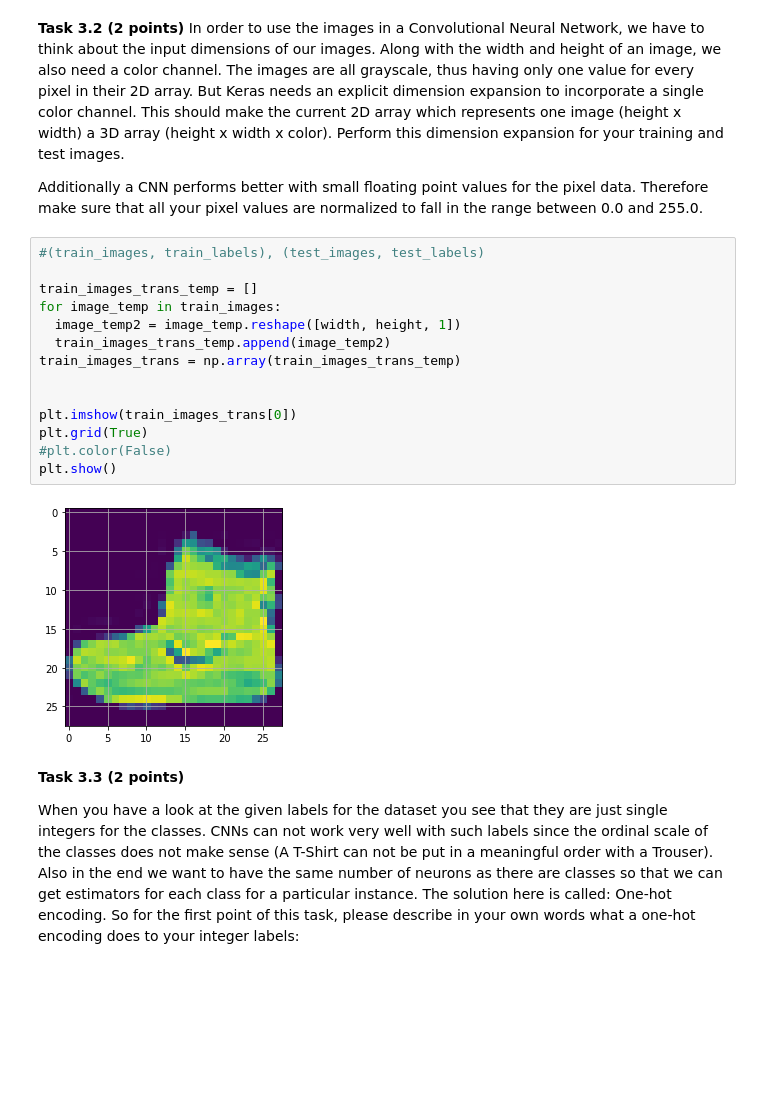
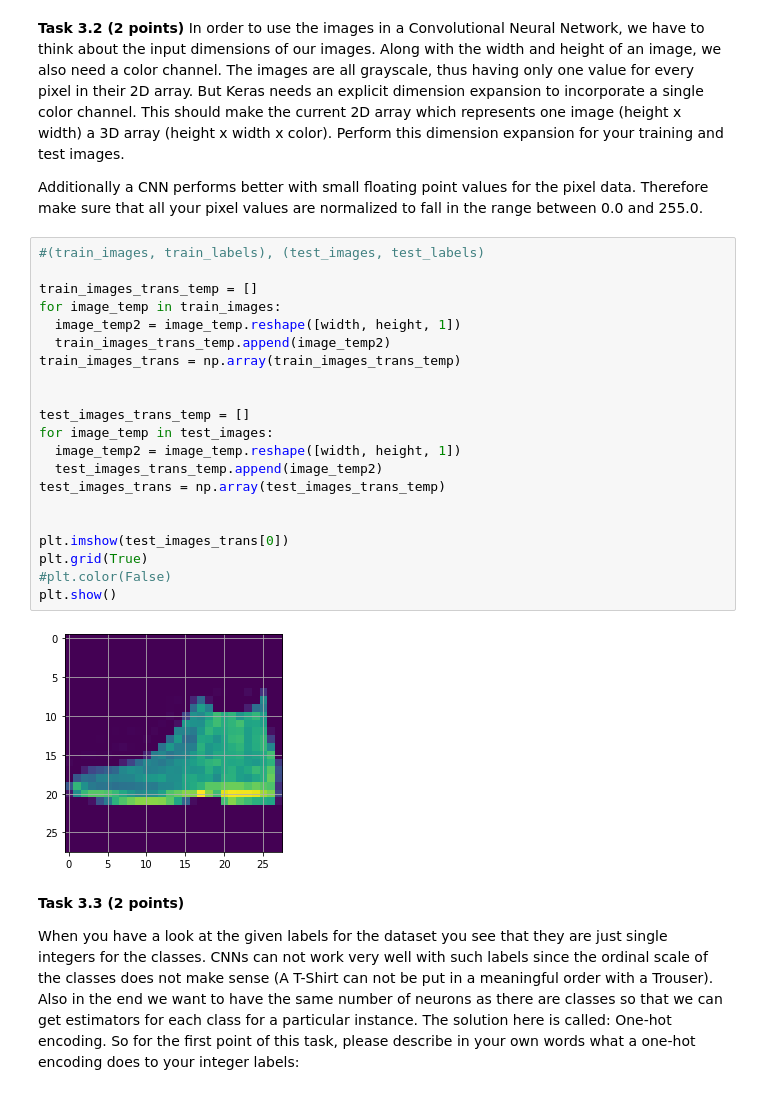
Before and after one commit to FAHADSUST/ML-Assignment, a Jupyter notebook: assignment_graded_1/assignment_graded_1.ipynb, the cells around one changed output. Saved outputs shown, nothing was run; the diff lists cells and outputs as text; blank space fills up the shorter version.

```diff
--- a/assignment_graded_1/assignment_graded_1.ipynb
+++ b/assignment_graded_1/assignment_graded_1.ipynb
@@ -770,19 +770,26 @@ Additionally a CNN performs better with small floating point values for the pixe
 # %%
 #(train_images, train_labels), (test_images, test_labels)
 
 train_images_trans_temp = []
 for image_temp in train_images:
   image_temp2 = image_temp.reshape([width, height, 1])
   train_images_trans_temp.append(image_temp2)
 train_images_trans = np.array(train_images_trans_temp)
 
 
-plt.imshow(train_images_trans[0])
+test_images_trans_temp = []
+for image_temp in test_images:
+  image_temp2 = image_temp.reshape([width, height, 1])
+  test_images_trans_temp.append(image_temp2)
+test_images_trans = np.array(test_images_trans_temp)
+
+
+plt.imshow(test_images_trans[0])
 plt.grid(True)
 #plt.color(False)
 plt.show()
 # %% [output]
-[figure, old version]
+[figure, new version]
 # %% [markdown]
 __Task 3.3 (2 points)__
 
```
Also changed, not shown: parts of 2 cells of this notebook.
